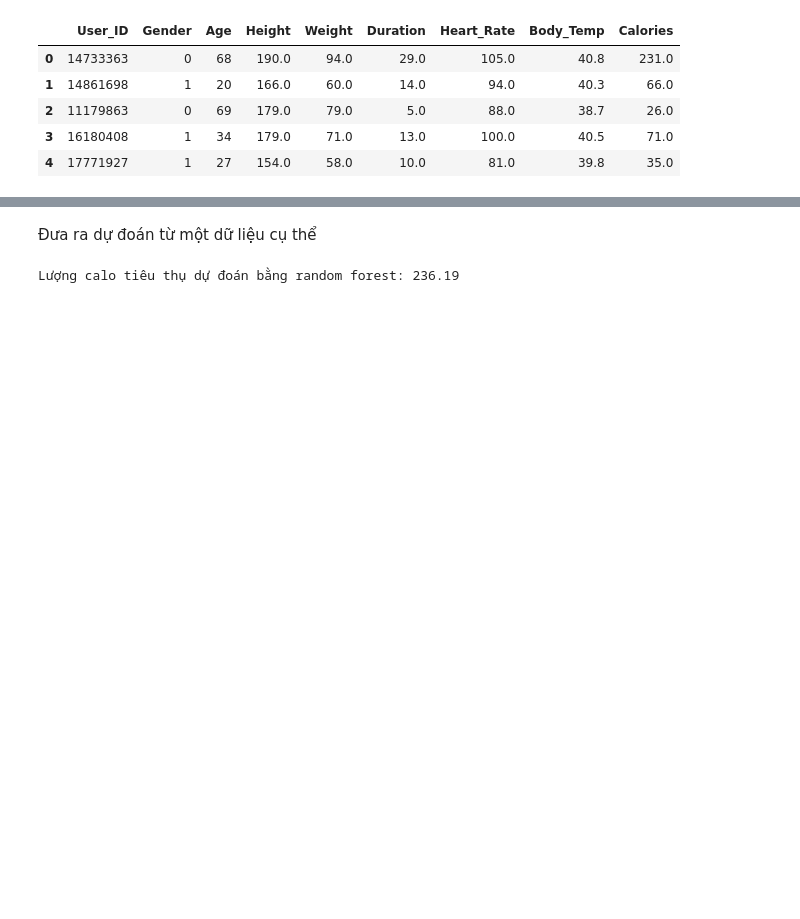
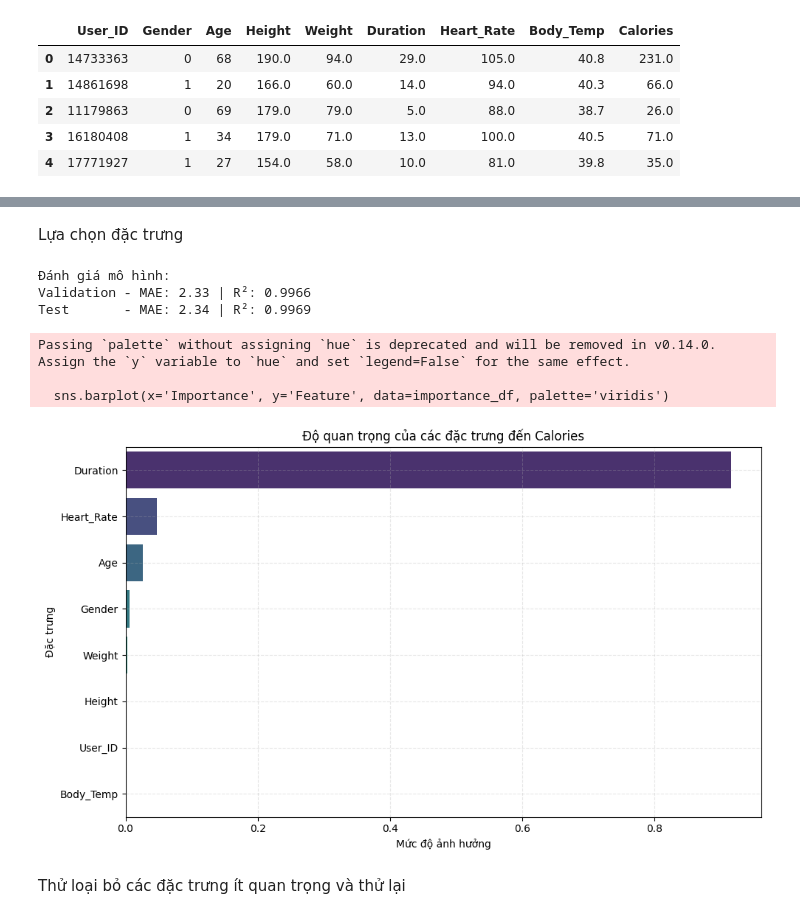
Before and after one commit to NathanNguyen411/Calo_predict, a Jupyter notebook: Calo_predict.ipynb, the cells around one changed output, grey strips where cells are left out. Cells and saved outputs as stored; diff of their text form; code cells hidden in the pictures; blank space fills up the shorter version.

```diff
--- a/Calo_predict.ipynb
+++ b/Calo_predict.ipynb
@@ -250,13 +55,67 @@ plt.show()
-# %% [markdown]
-Đưa ra dự đoán từ một dữ liệu cụ thể
-# %%
-import numpy as np
-
-# Dữ liệu đầu vào cho người ngẫu nhiên
-random_person = np.array([[25, 45, 120, 39.0]])  # Age, Height, Weight, Duration, Heart_Rate, Body_Temp
-
-# Dự đoán lượng calo tiêu thụ bằng random forest
-predicted_calories = rf_model.predict(random_person)
-print("Lượng calo tiêu thụ dự đoán bằng random forest:", predicted_calories[0])
-# %% [output]
-Lượng calo tiêu thụ dự đoán bằng random forest: 236.19
+# %% [markdown]
+Lựa chọn đặc trưng
+# %%
+from sklearn.ensemble import RandomForestRegressor
+from sklearn.model_selection import train_test_split
+from sklearn.metrics import mean_absolute_error, r2_score
+import matplotlib.pyplot as plt
+import seaborn as sns
+import pandas as pd
+
+# Tách đặc trưng và nhãn
+X = df.drop(columns=['Calories'])
+y = df['Calories']
+
+# Chia dữ liệu: 70% train, 10% val, 20% test
+X_temp, X_test, y_temp, y_test = train_test_split(X, y, test_size=0.2, random_state=42)
+X_train, X_val, y_train, y_val = train_test_split(X_temp, y_temp, test_size=0.125, random_state=42)  # 0.125 của 80% = 10%
+
+# Huấn luyện mô hình Random Forest
+model = RandomForestRegressor(n_estimators=100, max_depth=10, random_state=42) # Lựa chọn n_estimators, max_depth phù hợp
+model.fit(X_train, y_train)
+
+# Dự đoán
+y_val_pred = model.predict(X_val)
+y_test_pred = model.predict(X_test)
+
+# Đánh giá hiệu suất mô hình
+mae_val = mean_absolute_error(y_val, y_val_pred)
+r2_val = r2_score(y_val, y_val_pred)
+
+mae_test = mean_absolute_error(y_test, y_test_pred)
+r2_test = r2_score(y_test, y_test_pred)
+
+print("Đánh giá mô hình:")
+print(f"Validation - MAE: {mae_val:.2f} | R²: {r2_val:.4f}")
+print(f"Test       - MAE: {mae_test:.2f} | R²: {r2_test:.4f}")
+
+# Lấy độ quan trọng của đặc trưng
+importances = model.feature_importances_
+feature_names = X.columns
+# %% [output]
+Đánh giá mô hình:
+Validation - MAE: 2.33 | R²: 0.9966
+Test       - MAE: 2.34 | R²: 0.9969
+# %%
+# Tạo DataFrame để dễ vẽ
+importance_df = pd.DataFrame({
+    'Feature': feature_names,
+    'Importance': importances
+}).sort_values(by='Importance', ascending=False)
+
+# Vẽ biểu đồ độ quan trọng
+plt.figure(figsize=(10, 6))
+sns.barplot(x='Importance', y='Feature', data=importance_df, palette='viridis')
+plt.title('Độ quan trọng của các đặc trưng đến Calories')
+plt.xlabel('Mức độ ảnh hưởng')
+plt.ylabel('Đặc trưng')
+plt.tight_layout()
+plt.grid(True, linestyle='--', alpha=0.3)
+plt.show()
+# %% [output]
+Passing `palette` without assigning `hue` is deprecated and will be removed in v0.14.0. Assign the `y` variable to `hue` and set `legend=False` for the same effect.
+
+  sns.barplot(x='Importance', y='Feature', data=importance_df, palette='viridis')
+[figure, added]
+# %% [markdown]
+Thử loại bỏ các đặc trưng ít quan trọng và thử lại
```
Also changed, not shown: parts of 28 cells of this notebook.
